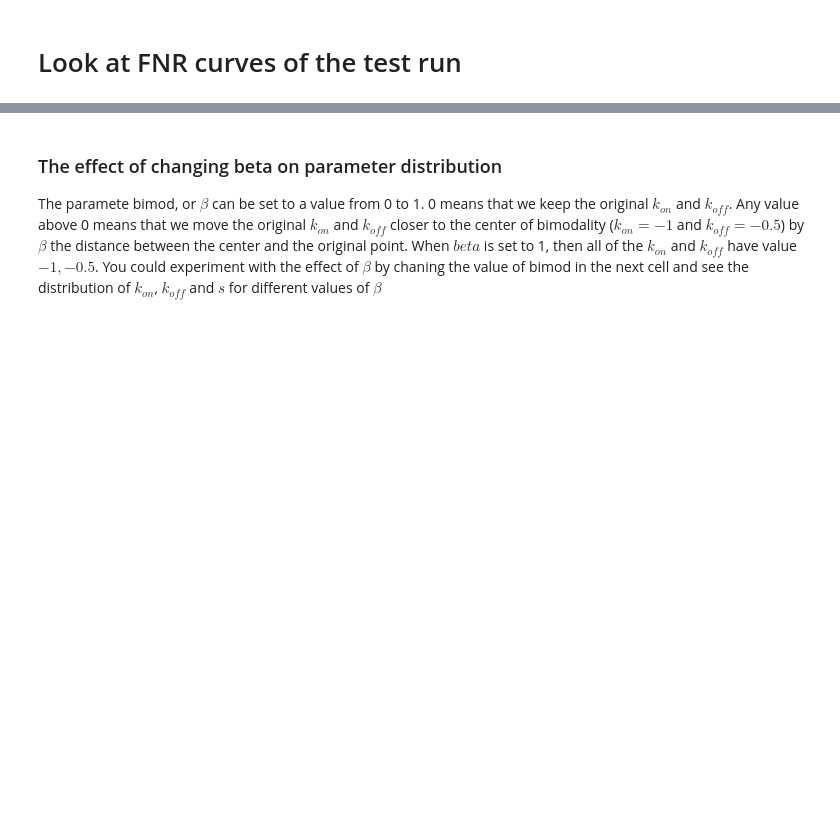
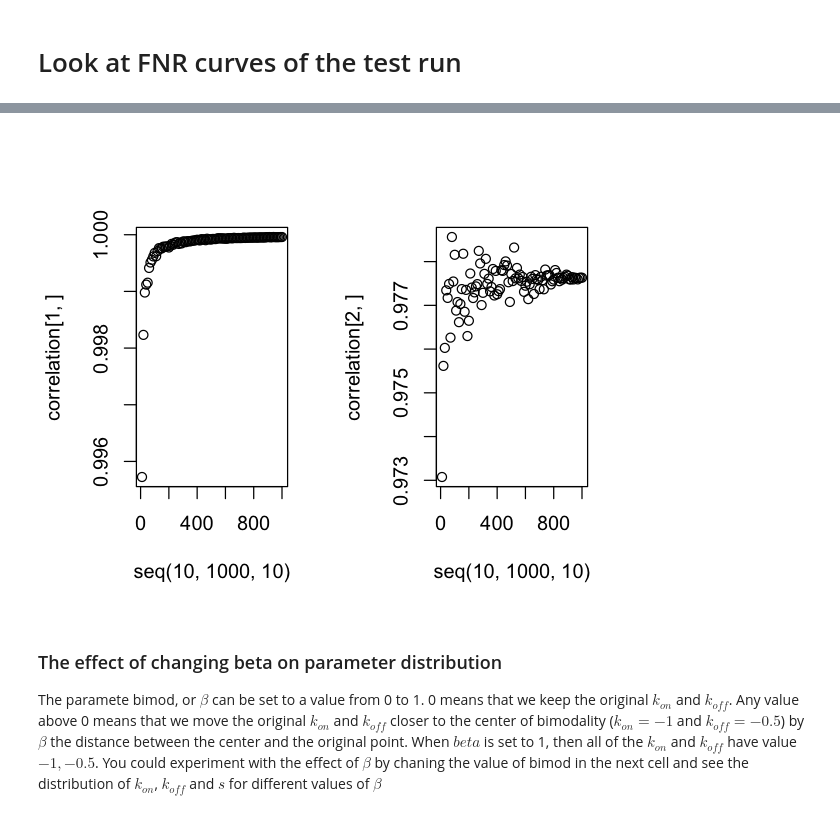
Before and after one commit to YosefLab/SymSim, a Jupyter notebook: Manual.ipynb, the cells around one changed output, grey strips where cells are left out. Cells and saved outputs as stored; diff of their text form; code cells hidden in the pictures; blank space fills up the shorter version.

```diff
--- a/Manual.ipynb
+++ b/Manual.ipynb
@@ -126,3 +138,18 @@ We give each gene in the same population the same $k_{on}$, $k_{off}$, $s$ and $
+# %%
+# temp<-sim1Pop1Batch(evf_mean=rep(1,nevf), evf_sd=rep(0.2,nevf),ncells=ncells,
+#         randseed=0,gene_effects=gene_effects,bimod=0.1,alpha=0.05,
+#         alpha_sd=0.01,nbins=10,gcbias=0.1,lenbias=0.1,batch=exp(rnorm(ngenes,0,0.2)),noise=0.1,
+#         matched_params=match_params1)
+
+correlation <- sapply(seq(1,1000,10),function(ncells){
+    cells<-sample(c(1:1000),ncells,replace=F)
+    c(cor(rowMeans(temp[[2]][,cells]),rowMeans(temp[[3]][,cells])),cor(rowMeans(temp[[2]][,cells]),rowMeans(temp[[4]][,cells])))
+})
+par(mfrow=c(1,2))
+plot(x=seq(1,1000,10),y=correlation[1,])
+plot(x=seq(1,1000,10),y=correlation[2,])
+# %% [output]
+[figure, added]
 # %%
 source('SCsimR/MasterEqnLookup.funcs.R')
 load('SCsimR/Simulation_DistFeatures.20170706.robj')
```
Also changed, not shown: parts of 17 cells of this notebook, 3 other files.
